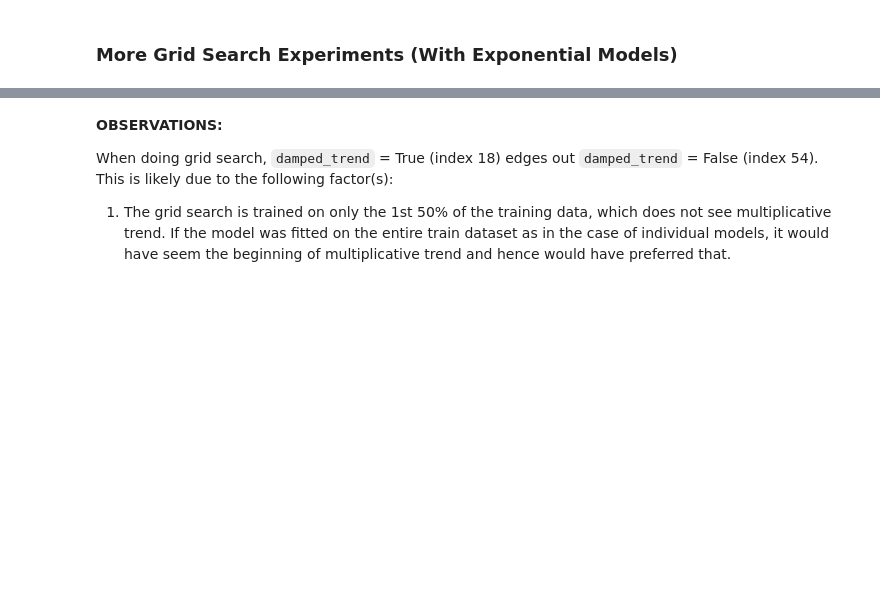
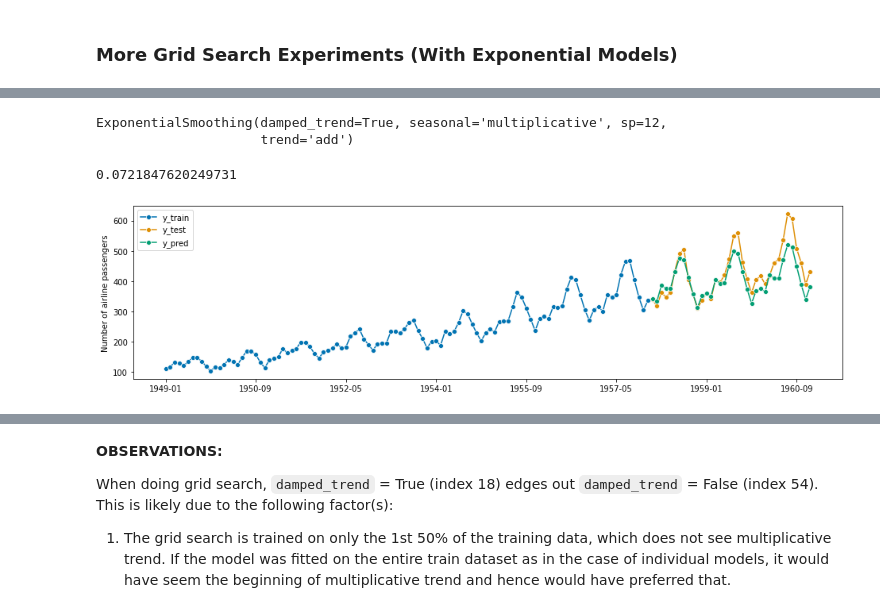
Before and after one commit to ngupta23/sktime, a Jupyter notebook: nikhil_local_testing/sktime_automl.ipynb, the cells around one changed output, grey strips where cells are left out. Cells and saved outputs as stored; diff of their text form; code cells hidden in the pictures; blank space fills up the shorter version.

```diff
--- a/nikhil_local_testing/sktime_automl.ipynb
+++ b/nikhil_local_testing/sktime_automl.ipynb
@@ -239,12 +256,15 @@ smape_loss(y_test, y_pred)
 # %%
 # Damped
-forecaster = ExponentialSmoothing(
-    trend="add", damped_trend=True, seasonal="multiplicative", sp=12
-)
+forecaster = ExponentialSmoothing(trend="add", damped_trend=True, seasonal="multiplicative", sp=12)
 forecaster.fit(y_train)
 y_pred = forecaster.predict(fh)
-plot_series(y_train, y_test, y_pred, labels=["y_train", "y_test", "y_pred"])
+plot_series(y_train, y_test, y_pred, labels=["y_train", "y_test", "y_pred"]);
 print(forecaster)
 smape_loss(y_test, y_pred)
+# %% [output]
+ExponentialSmoothing(damped_trend=True, seasonal='multiplicative', sp=12,
+                     trend='add')
+0.0721847620249731
+[figure, added]
 # %%
 SlidingWindowSplitter?
```
Also changed, not shown: parts of 24 cells of this notebook.
